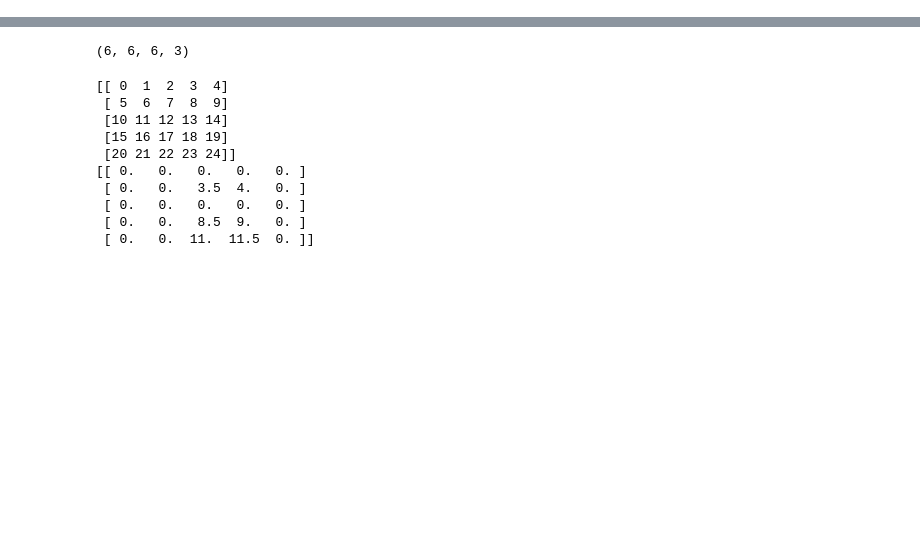
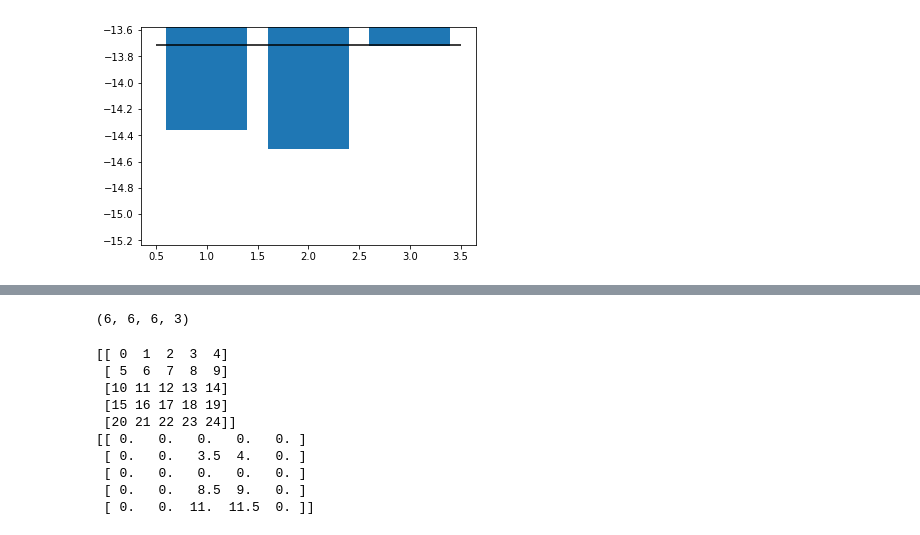
Before and after one commit to ErlendLima/FYS4480, a Jupyter notebook: project2/python/testing.ipynb, the cells around one changed output, grey strips where cells are left out. Saved outputs shown, nothing was run; the diff lists cells and outputs as text; code cells hidden in the pictures; blank space fills up the shorter version.

```diff
--- a/project2/python/testing.ipynb
+++ b/project2/python/testing.ipynb
@@ -23,3 +36,22 @@ print()
+# %%
+from fci import FCI
+from hfock import solve_hfock
+
+Z=4
+fci_sys = FCI(Z)
+ccd_sys = CCD(Z)
+E_hfock, sys_hfock = solve_hfock(fci_sys, verbose=False)
+
+E_fci = fci_sys.energy_states()[0][0]
+E_ccd = ccd_sys.solve()[0][0]
+E_hfock =E_hfock[-1]
+
+plt.bar([1, 2, 3], [E_fci, E_hfock, E_ccd])
+plt.ylim(top=fci_sys.Eref*.99)
+plt.hlines(fci_sys.Eref, xmin=0.5, xmax=3.5)
+plt.show()
+# %% [output]
+[figure, added]
 # %%
 f = ccd.h
 v = ccd.v
```
Also changed, not shown: parts of 9 cells of this notebook, 5 other files.
